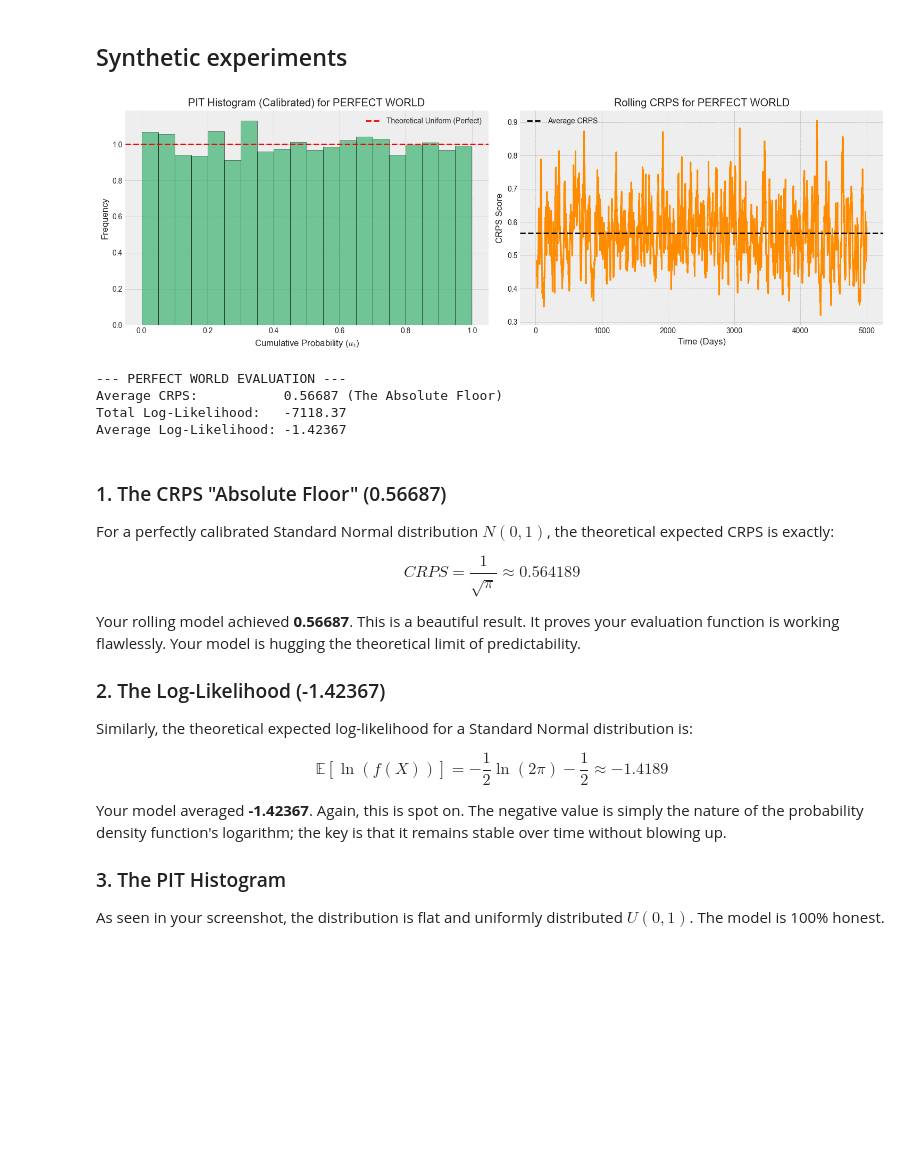
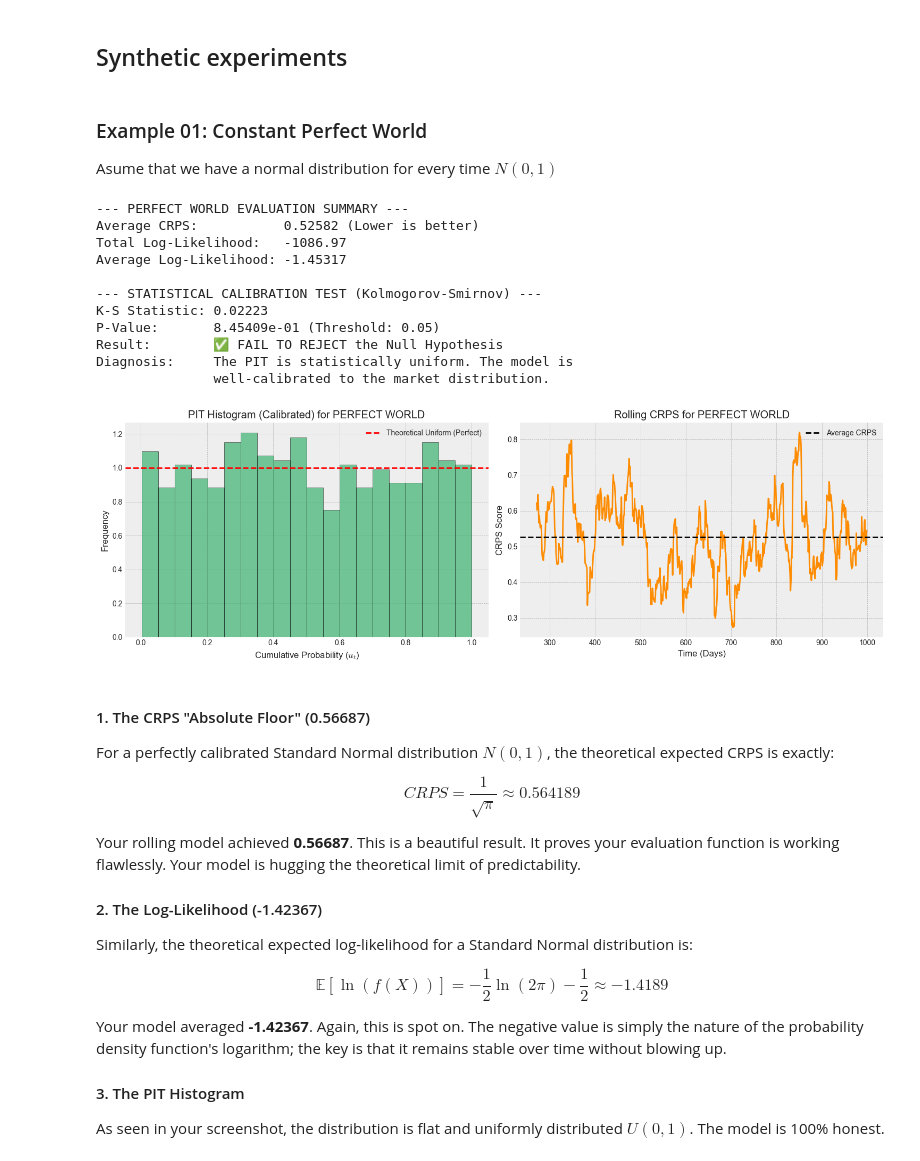
Before and after one commit to amacias-afma/quant-ai-lab, a Jupyter notebook: 02_forecasting/notebooks/01_problem_definition_and_baselines.ipynb, the cells around one changed output. Drawn from its saved outputs; the diff is of its cells as text; code cells hidden in the pictures; blank space fills up the shorter version.

```diff
--- a/02_forecasting/notebooks/01_problem_definition_and_baselines.ipynb
+++ b/02_forecasting/notebooks/01_problem_definition_and_baselines.ipynb
@@ -290,30 +82,51 @@ The PIT is the most important test for a quant. It asks: If your model says ther
 # %% [markdown]
 ## Synthetic experiments
+# %% [markdown]
+### Example 01: Constant Perfect World
+
+Asume that we have a normal distribution for every time $N(0, 1)$
 # %%
-size = 5000
+ticker_name = 'PERFECT WORLD'
+# 0. Realized Returns
+size = 1000
+size_pred = 500
 mu = 0
 std = 1
-ticker_name = 'PERFECT WORLD'
-
 random_array = np.random.normal(loc=mu, scale=std, size=size)
 df_ret = pd.DataFrame(random_array, columns=['returns'])
 
-# Model
-df_ret['mu_pred'] = mu
-df_ret['std_pred'] = std
+# 1. Gaussian Model
+predictions = rolling_gaussian(df_ret['returns'])
+df_pred = pd.DataFrame(predictions)
+df_pred.dropna(inplace=True)
+df_ret = df_ret[df_ret.index.isin(df_pred.index)]
 
-# Results and Visualization
-calculate_metrics(df_ret)
-visualization(df_ret, ticker_name)
-print_summary(df_ret, ticker_name)
+# 2. Calculate the metrics (using the engine we built earlier)
+df_eval = evaluate_forecasts(df_ret['returns'], df_pred.values)
+
+# 3. Print the Summary
+print_evaluation_summary(df_eval, ticker_name=ticker_name)
+
+# 4. Run the Statistical Test
+ks_result = test_pit_uniformity(df_eval['PIT'])
+
+# 5. Plot the Visuals
+plot_forecast_evaluation(df_eval, ticker_name=ticker_name)
 # %% [output]
+--- PERFECT WORLD EVALUATION SUMMARY ---
+Average CRPS:           0.52582 (Lower is better)
+Total Log-Likelihood:   -1086.97
+Average Log-Likelihood: -1.45317
+
+--- STATISTICAL CALIBRATION TEST (Kolmogorov-Smirnov) ---
+K-S Statistic: 0.02223
+P-Value:       8.45409e-01 (Threshold: 0.05)
+Result:        ✅ FAIL TO REJECT the Null Hypothesis
+Diagnosis:     The PIT is statistically uniform. The model is
+               well-calibrated to the market distribution.
-[figure, old version]
+[figure, new version]
---- PERFECT WORLD EVALUATION ---
-Average CRPS:           0.56687 (The Absolute Floor)
-Total Log-Likelihood:   -7118.37
-Average Log-Likelihood: -1.42367
 # %% [markdown]
-### 1. The CRPS "Absolute Floor" (0.56687)
+#### 1. The CRPS "Absolute Floor" (0.56687)
 
 For a perfectly calibrated Standard Normal distribution $N(0,1)$, the theoretical expected CRPS is exactly:
 
@@ -323,7 +136,7 @@ $$CRPS = \frac{1}{\sqrt{\pi}} \approx 0.564189$$
 
 Your rolling model achieved **0.56687**. This is a beautiful result. It proves your evaluation function is working flawlessly. Your model is hugging the theoretical limit of predictability.
 
-### 2. The Log-Likelihood (-1.42367)
+#### 2. The Log-Likelihood (-1.42367)
 
 Similarly, the theoretical expected log-likelihood for a Standard Normal distribution is:
 
@@ -333,7 +146,7 @@ $$\mathbb{E}[\ln(f(X))] = -\frac{1}{2} \ln(2\pi) - \frac{1}{2} \approx -1.4189$$
 
 Your model averaged **-1.42367**. Again, this is spot on. The negative value is simply the nature of the probability density function's logarithm; the key is that it remains stable over time without blowing up.
 
-### 3. The PIT Histogram
+#### 3. The PIT Histogram
 
 As seen in your screenshot, the distribution is flat and uniformly distributed $U(0,1)$. The model is 100% honest.
 # %% [markdown]
```
Also changed, not shown: parts of 29 cells of this notebook, 2 other files.
